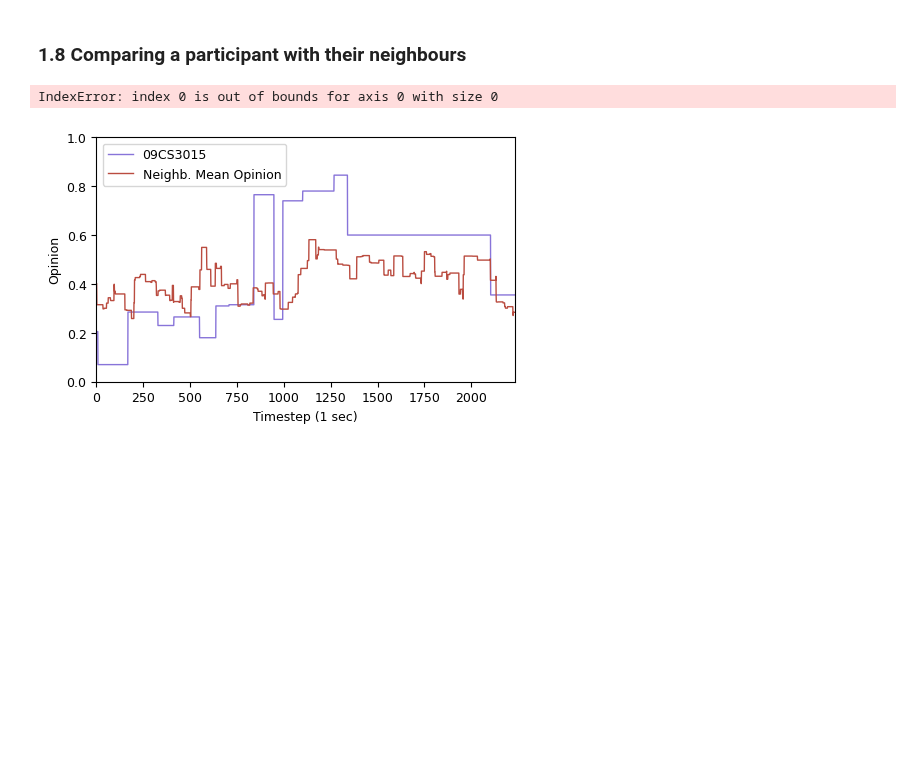
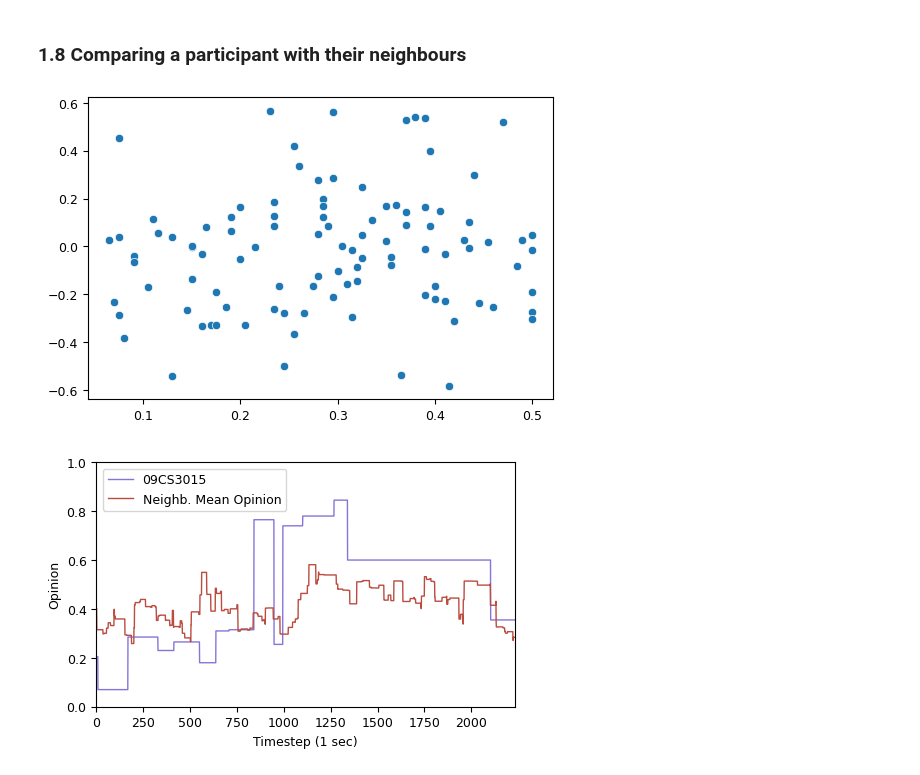
Before and after one commit to J0HNN7G/politic-polar-epsrc, a Jupyter notebook: exploration.ipynb, the cells around one changed output. Drawn from its saved outputs; the diff is of its cells as text; code cells hidden in the pictures; blank space fills up the shorter version.

```diff
--- a/exploration.ipynb
+++ b/exploration.ipynb
@@ -838,12 +841,13 @@ def get_friends(ID, friends):
 def get_idx(ids, ID):
     return np.where(ids == ID)[0][0]
 # %%
-def friend_analysis(ids, friends, ops):
+def friend_analysis(ids, adj, ops):
+    idx_result = []
     dist_result = []
     corr_result = []
 
     for idx, ID in enumerate(ids):
-        friend_data = [ ops[:, get_idx(ids, friend)] for friend in get_friends(ID, friends)]
+        friend_data = [ ops[:, get_idx(ids, friend)] for friend in ids[adj[get_idx(ids, ID)].astype(bool)]]
         mean_friend_data = means(np.transpose(friend_data))
         id_data = ops[:, idx]
         dist = np.abs(id_data[0] - 0.5)
@@ -851,18 +855,19 @@ def friend_analysis(ids, friends, ops):
 
         # We ignore nan
         if not math.isnan(friend_corr):
+            idx_result.append(idx)
             dist_result.append(dist)
             corr_result.append(friend_corr)
 
-    return dist_result, corr_result
+    return idx_result, dist_result, corr_result
 # %%
-a, b = friend_analysis(continent_ids, continent_friends, continent_ops, continent_adj)
+a, b, c = friend_analysis(continent_ids, continent_adj, continent_ops)
 
-sns.scatterplot(a, b)
+sns.scatterplot(b, c)
 
 plt.show()
 # %% [output]
-IndexError: index 0 is out of bounds for axis 0 with size 0
+[figure, added]
 # %%
 fig, ax = plt.subplots(1, 1, figsize=set_size(subplots=(1, 1), height = latex_width * 0.6))
 
```
Also changed, not shown: parts of 28 cells of this notebook, 1 other file.
